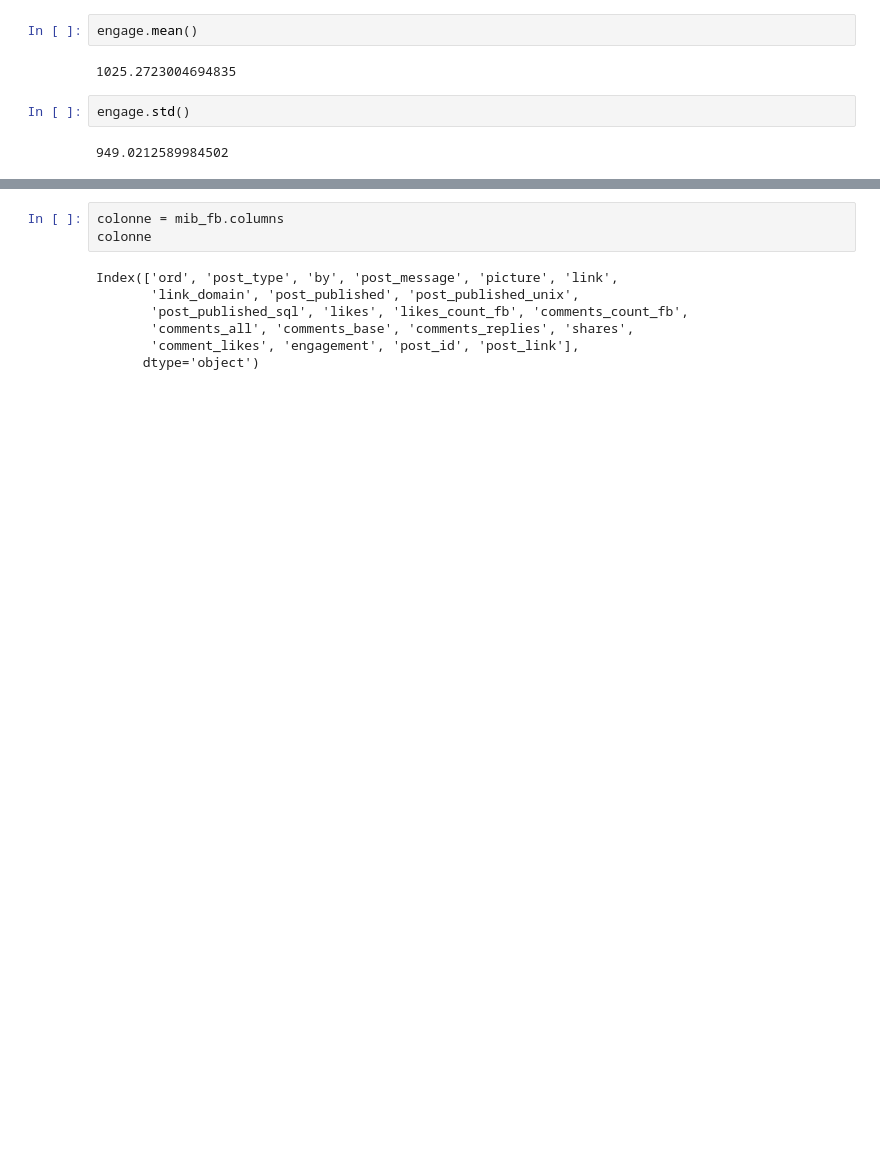
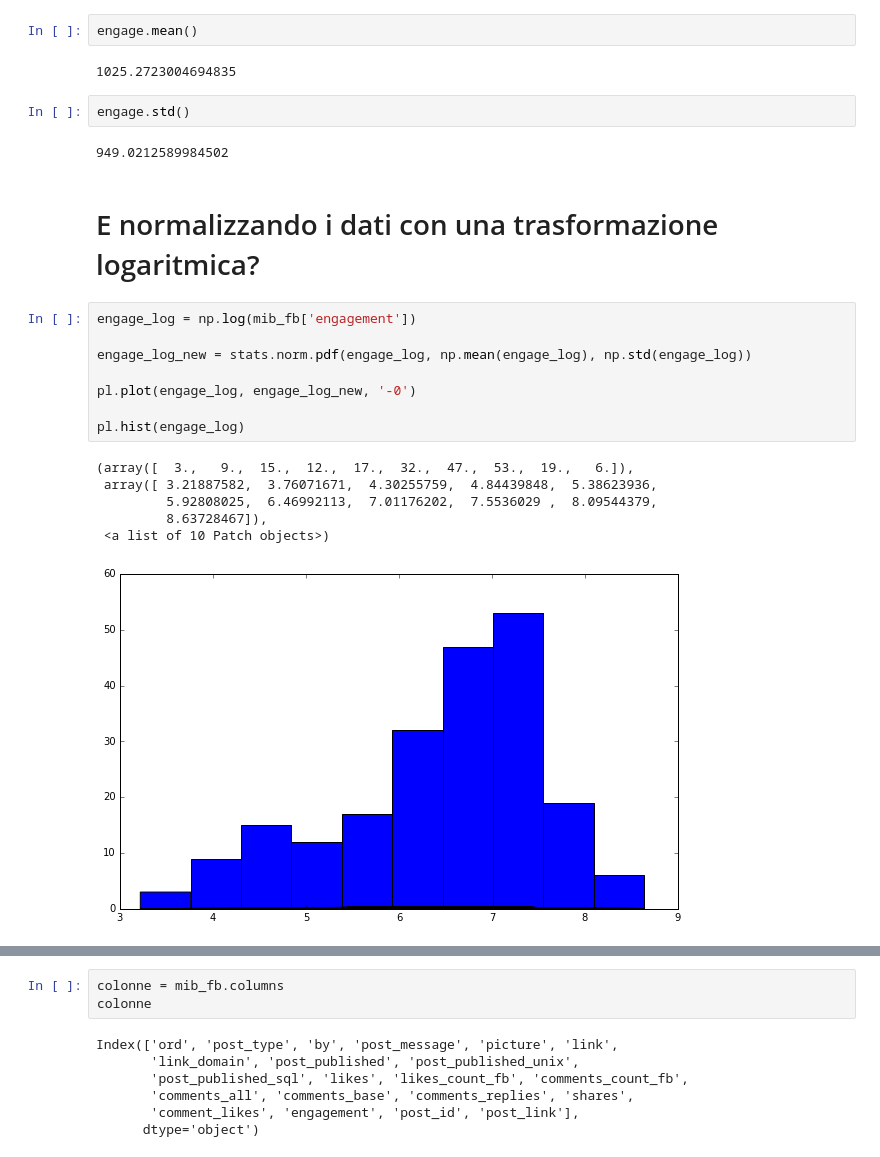
Before and after one commit to marcogoldin/data_science, a Jupyter notebook: mibact_facebook/MIBACT Facebook Fan Page - Post 17 feb - 17 maggio 2016.ipynb, the cells around one changed output, grey strips where cells are left out. Cells and saved outputs as stored; diff of their text form; blank space fills up the shorter version.

```diff
--- a/mibact_facebook/MIBACT Facebook Fan Page - Post 17 feb - 17 maggio 2016.ipynb
+++ b/mibact_facebook/MIBACT Facebook Fan Page - Post 17 feb - 17 maggio 2016.ipynb
@@ -67,3 +99,20 @@ engage.mean()
 engage.std()
 # %% [output]
 949.0212589984502
+# %% [markdown]
+# E normalizzando i dati con una trasformazione logaritmica?
+# %%
+engage_log = np.log(mib_fb['engagement'])
+
+engage_log_new = stats.norm.pdf(engage_log, np.mean(engage_log), np.std(engage_log))
+
+pl.plot(engage_log, engage_log_new, '-0')
+
+pl.hist(engage_log)
+# %% [output]
+(array([  3.,   9.,  15.,  12.,  17.,  32.,  47.,  53.,  19.,   6.]),
+ array([ 3.21887582,  3.76071671,  4.30255759,  4.84439848,  5.38623936,
+         5.92808025,  6.46992113,  7.01176202,  7.5536029 ,  8.09544379,
+         8.63728467]),
+ <a list of 10 Patch objects>)
+[figure, added]
```
Also changed, not shown: parts of 19 cells of this notebook.
